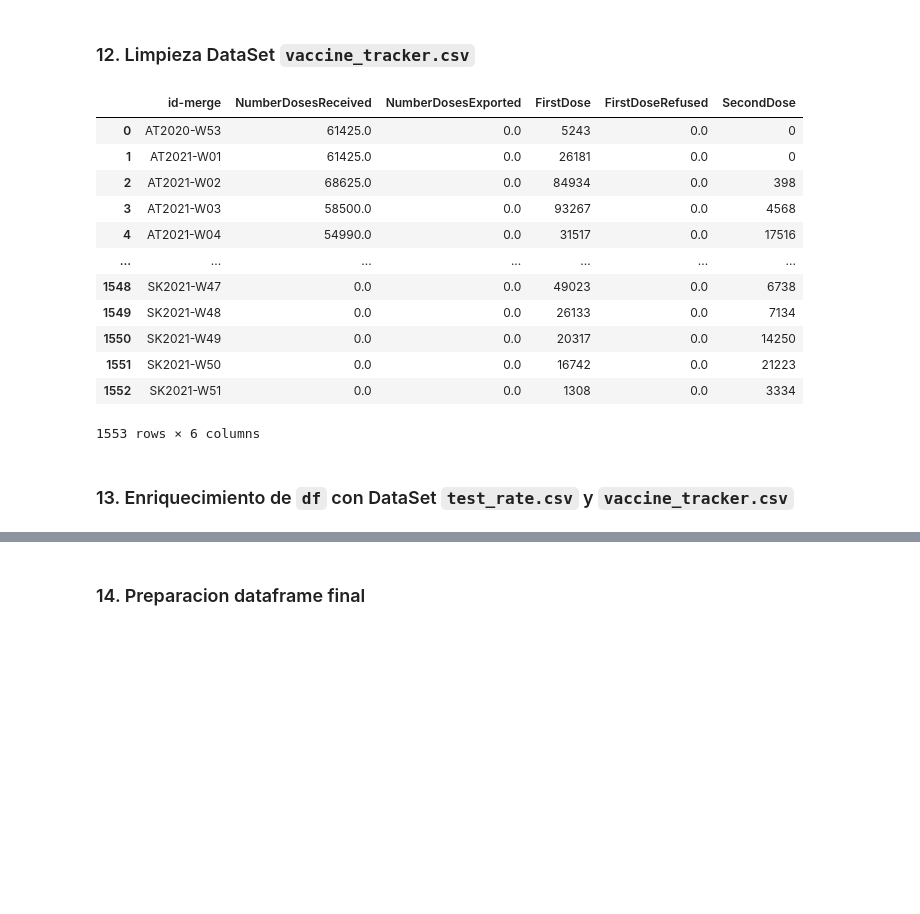
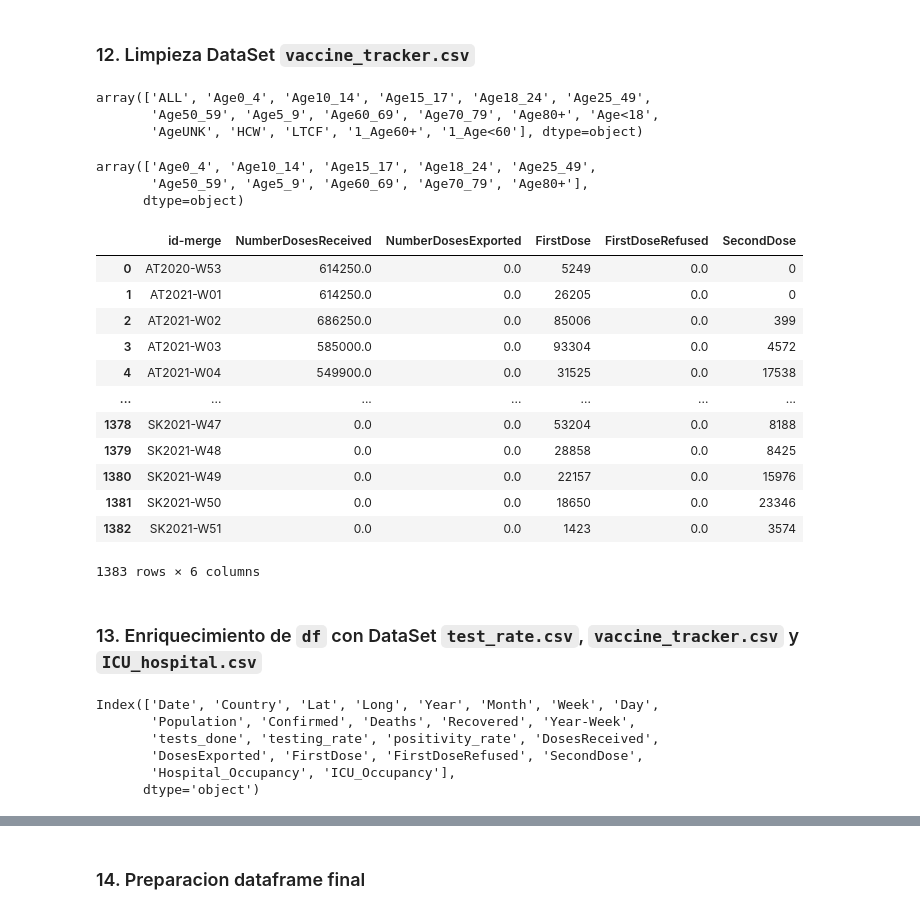
Before and after one commit to ParraCode/Core_Mid_Project-, a Jupyter notebook: data/data_cleaning.ipynb, the cells around one changed output, grey strips where cells are left out. Cells and saved outputs as stored; diff of their text form; code cells hidden in the pictures; blank space fills up the shorter version.

```diff
--- a/data/data_cleaning.ipynb
+++ b/data/data_cleaning.ipynb
@@ -443,34 +634,75 @@ df_ex2 = pd.read_csv("data_extra/vaccine_tracker.csv")
+# %%
+df_ex2['TargetGroup'].unique()
+# %% [output]
+array(['ALL', 'Age0_4', 'Age10_14', 'Age15_17', 'Age18_24', 'Age25_49',
+       'Age50_59', 'Age5_9', 'Age60_69', 'Age70_79', 'Age80+', 'Age<18',
+       'AgeUNK', 'HCW', 'LTCF', '1_Age60+', '1_Age<60'], dtype=object)
+# %%
+filter_target = df_ex2['TargetGroup'] != '1_Age<60'
+df_ex2 = df_ex2[filter_target]
+
+filter_target = df_ex2['TargetGroup'] != '1_Age60+'
+df_ex2 = df_ex2[filter_target]
+
+filter_target = df_ex2['TargetGroup'] != 'LTCF'
+df_ex2 = df_ex2[filter_target]
+
+filter_target = df_ex2['TargetGroup'] != 'HCW'
+df_ex2 = df_ex2[filter_target]
+
+filter_target = df_ex2['TargetGroup'] != 'AgeUNK'
+df_ex2 = df_ex2[filter_target]
+
+filter_target = df_ex2['TargetGroup'] != 'Age<18'
+df_ex2 = df_ex2[filter_target]
+
+filter_target = df_ex2['TargetGroup'] != 'ALL'
+df_ex2 = df_ex2[filter_target]
+
+
+df_ex2['TargetGroup'].unique()
+# %% [output]
+array(['Age0_4', 'Age10_14', 'Age15_17', 'Age18_24', 'Age25_49',
+       'Age50_59', 'Age5_9', 'Age60_69', 'Age70_79', 'Age80+'],
+      dtype=object)
 # %%
 df_ex2 = df_ex2.drop(['Denominator', 'DoseAdditional1', 'UnknownDose','Population','Vaccine'], axis=1)
-
-filter_vacc = df_ex2['TargetGroup'] == 'ALL'
-df_ex2 = df_ex2[filter_vacc]
 
 df_ex2 = df_ex2.drop(['TargetGroup'], axis=1)
 
 df_ex2['id-merge'] = df_ex2['ReportingCountry'] + df_ex2['YearWeekISO']
+
 
 df_ex2 = df_ex2.drop(['YearWeekISO', 'ReportingCountry', 'Region'], axis=1)
 
 df_ex2 = df_ex2.groupby(['id-merge']).sum().reset_index()
 
 df_ex2
 # %% [output]
 |  | id-merge | NumberDosesReceived | NumberDosesExported | FirstDose | FirstDoseRefused | SecondDose |
-| 0 | AT2020-W53 | 61425.0 | 0.0 | 5243 | 0.0 | 0 |
-| 1 | AT2021-W01 | 61425.0 | 0.0 | 26181 | 0.0 | 0 |
-| 2 | AT2021-W02 | 68625.0 | 0.0 | 84934 | 0.0 | 398 |
-| 3 | AT2021-W03 | 58500.0 | 0.0 | 93267 | 0.0 | 4568 |
-| 4 | AT2021-W04 | 54990.0 | 0.0 | 31517 | 0.0 | 17516 |
+| 0 | AT2020-W53 | 614250.0 | 0.0 | 5249 | 0.0 | 0 |
+| 1 | AT2021-W01 | 614250.0 | 0.0 | 26205 | 0.0 | 0 |
+| 2 | AT2021-W02 | 686250.0 | 0.0 | 85006 | 0.0 | 399 |
+| 3 | AT2021-W03 | 585000.0 | 0.0 | 93304 | 0.0 | 4572 |
+| 4 | AT2021-W04 | 549900.0 | 0.0 | 31525 | 0.0 | 17538 |
 | ... | ... | ... | ... | ... | ... | ... |
-| 1548 | SK2021-W47 | 0.0 | 0.0 | 49023 | 0.0 | 6738 |
-| 1549 | SK2021-W48 | 0.0 | 0.0 | 26133 | 0.0 | 7134 |
-| 1550 | SK2021-W49 | 0.0 | 0.0 | 20317 | 0.0 | 14250 |
-| 1551 | SK2021-W50 | 0.0 | 0.0 | 16742 | 0.0 | 21223 |
-| 1552 | SK2021-W51 | 0.0 | 0.0 | 1308 | 0.0 | 3334 |
+| 1378 | SK2021-W47 | 0.0 | 0.0 | 53204 | 0.0 | 8188 |
+| 1379 | SK2021-W48 | 0.0 | 0.0 | 28858 | 0.0 | 8425 |
+| 1380 | SK2021-W49 | 0.0 | 0.0 | 22157 | 0.0 | 15976 |
+| 1381 | SK2021-W50 | 0.0 | 0.0 | 18650 | 0.0 | 23346 |
+| 1382 | SK2021-W51 | 0.0 | 0.0 | 1423 | 0.0 | 3574 |
-1553 rows × 6 columns
+1383 rows × 6 columns
 # %% [markdown]
-### 13. Enriquecimiento de `df` con DataSet `test_rate.csv` y `vaccine_tracker.csv`
+### 13. Enriquecimiento de `df` con DataSet `test_rate.csv`, `vaccine_tracker.csv` y `ICU_hospital.csv`
+# %%
+df.columns
+# %% [output]
+Index(['Date', 'Country', 'Lat', 'Long', 'Year', 'Month', 'Week', 'Day',
+       'Population', 'Confirmed', 'Deaths', 'Recovered', 'Year-Week',
+       'tests_done', 'testing_rate', 'positivity_rate', 'DosesReceived',
+       'DosesExported', 'FirstDose', 'FirstDoseRefused', 'SecondDose',
+       'Hospital_Occupancy', 'ICU_Occupancy'],
+      dtype='object')
 # %%
 df = pd.merge(df, df_ex1 , how='left', on='id-merge')
 df = pd.merge(df, df_ex2 , how='left', on='id-merge')
```
Also changed, not shown: parts of 51 cells of this notebook, 6 other files.
